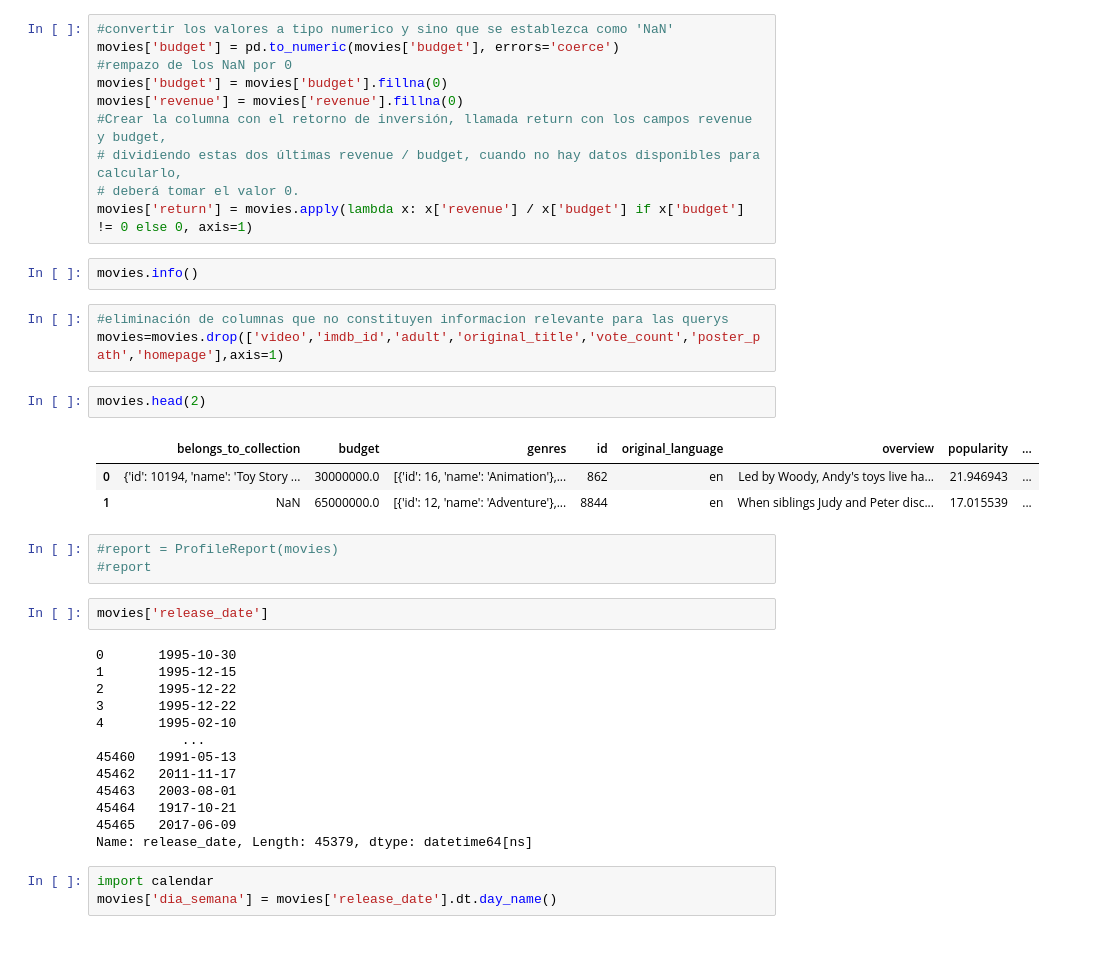
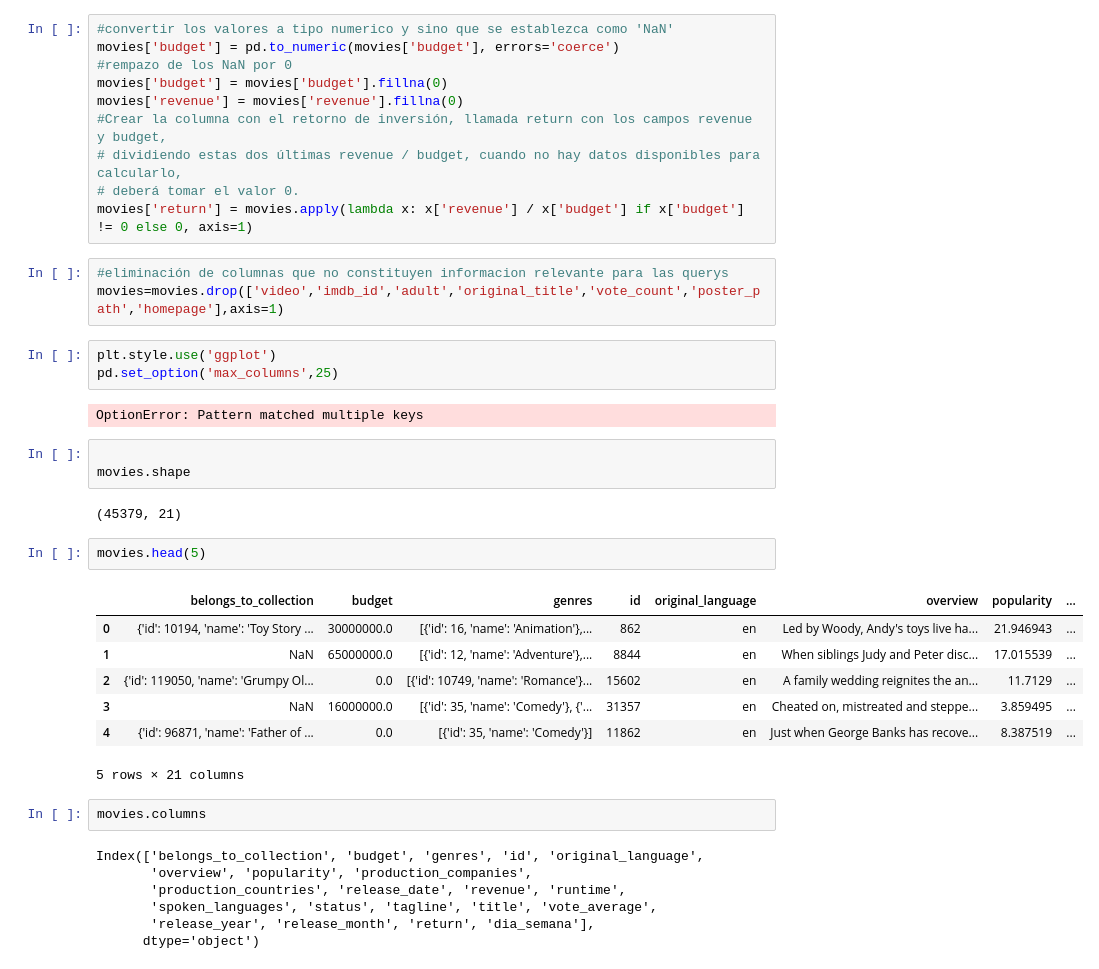
Before and after one commit to okka2021/PI1_Fastapi, a Jupyter notebook: PIFA1.ipynb, the cells around one changed output. Drawn from its saved outputs; the diff is of its cells as text.

```diff
--- a/PIFA1.ipynb
+++ b/PIFA1.ipynb
@@ -59,36 +40,36 @@ movies['revenue'] = movies['revenue'].fillna(0)
 # dividiendo estas dos últimas revenue / budget, cuando no hay datos disponibles para calcularlo,
 # deberá tomar el valor 0.
 movies['return'] = movies.apply(lambda x: x['revenue'] / x['budget'] if x['budget'] != 0 else 0, axis=1)
-# %%
-movies.info()
 # %%
 #eliminación de columnas que no constituyen informacion relevante para las querys
 movies=movies.drop(['video','imdb_id','adult','original_title','vote_count','poster_path','homepage'],axis=1)
+# %%
+plt.style.use('ggplot')
+pd.set_option('max_columns',25)
+# %% [output]
+OptionError: Pattern matched multiple keys
+# %%
+
+movies.shape
+# %% [output]
+(45379, 21)
 # %%
-movies.head(2)
+movies.head(5)
 # %% [output]
 |  | belongs_to_collection | budget | genres | id | original_language | overview | popularity | ... |
 | 0 | {'id': 10194, 'name': 'Toy Story ... | 30000000.0 | [{'id': 16, 'name': 'Animation'},... | 862 | en | Led by Woody, Andy's toys live ha... | 21.946943 | ... |
 | 1 | NaN | 65000000.0 | [{'id': 12, 'name': 'Adventure'},... | 8844 | en | When siblings Judy and Peter disc... | 17.015539 | ... |
+| 2 | {'id': 119050, 'name': 'Grumpy Ol... | 0.0 | [{'id': 10749, 'name': 'Romance'}... | 15602 | en | A family wedding reignites the an... | 11.7129 | ... |
+| 3 | NaN | 16000000.0 | [{'id': 35, 'name': 'Comedy'}, {'... | 31357 | en | Cheated on, mistreated and steppe... | 3.859495 | ... |
+| 4 | {'id': 96871, 'name': 'Father of ... | 0.0 | [{'id': 35, 'name': 'Comedy'}] | 11862 | en | Just when George Banks has recove... | 8.387519 | ... |
+5 rows × 21 columns
-# %%
-#report = ProfileReport(movies)
-#report
 # %%
-movies['release_date']
+movies.columns
 # %% [output]
-0       1995-10-30
-1       1995-12-15
-2       1995-12-22
-3       1995-12-22
-4       1995-02-10
-           ...
-45460   1991-05-13
-45462   2011-11-17
-45463   2003-08-01
-45464   1917-10-21
-45465   2017-06-09
-Name: release_date, Length: 45379, dtype: datetime64[ns]
+Index(['belongs_to_collection', 'budget', 'genres', 'id', 'original_language',
+       'overview', 'popularity', 'production_companies',
+       'production_countries', 'release_date', 'revenue', 'runtime',
+       'spoken_languages', 'status', 'tagline', 'title', 'vote_average',
+       'release_year', 'release_month', 'return', 'dia_semana'],
+      dtype='object')
-# %%
-import calendar
-movies['dia_semana'] = movies['release_date'].dt.day_name()
 # %%
```
Also changed, not shown: parts of 16 cells of this notebook, 2 other files.
